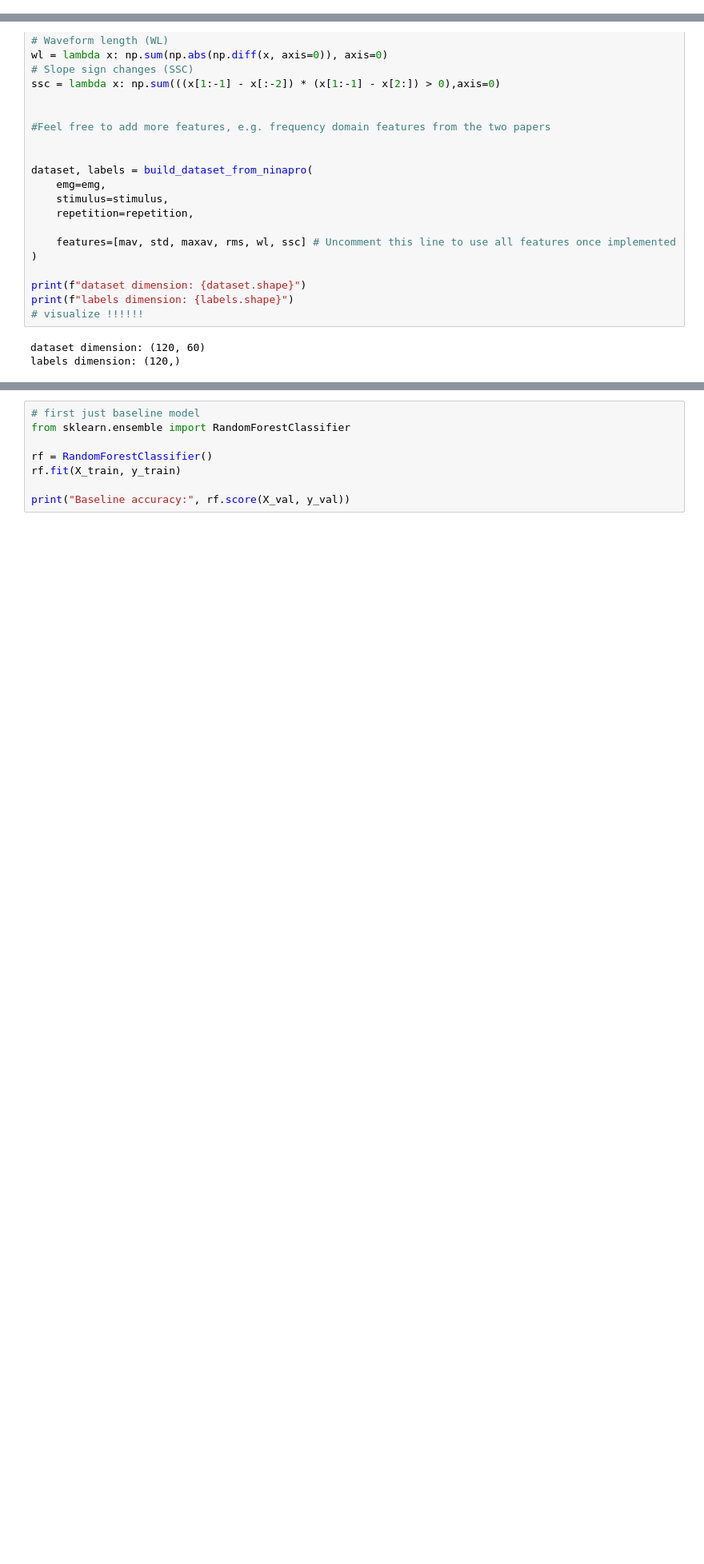
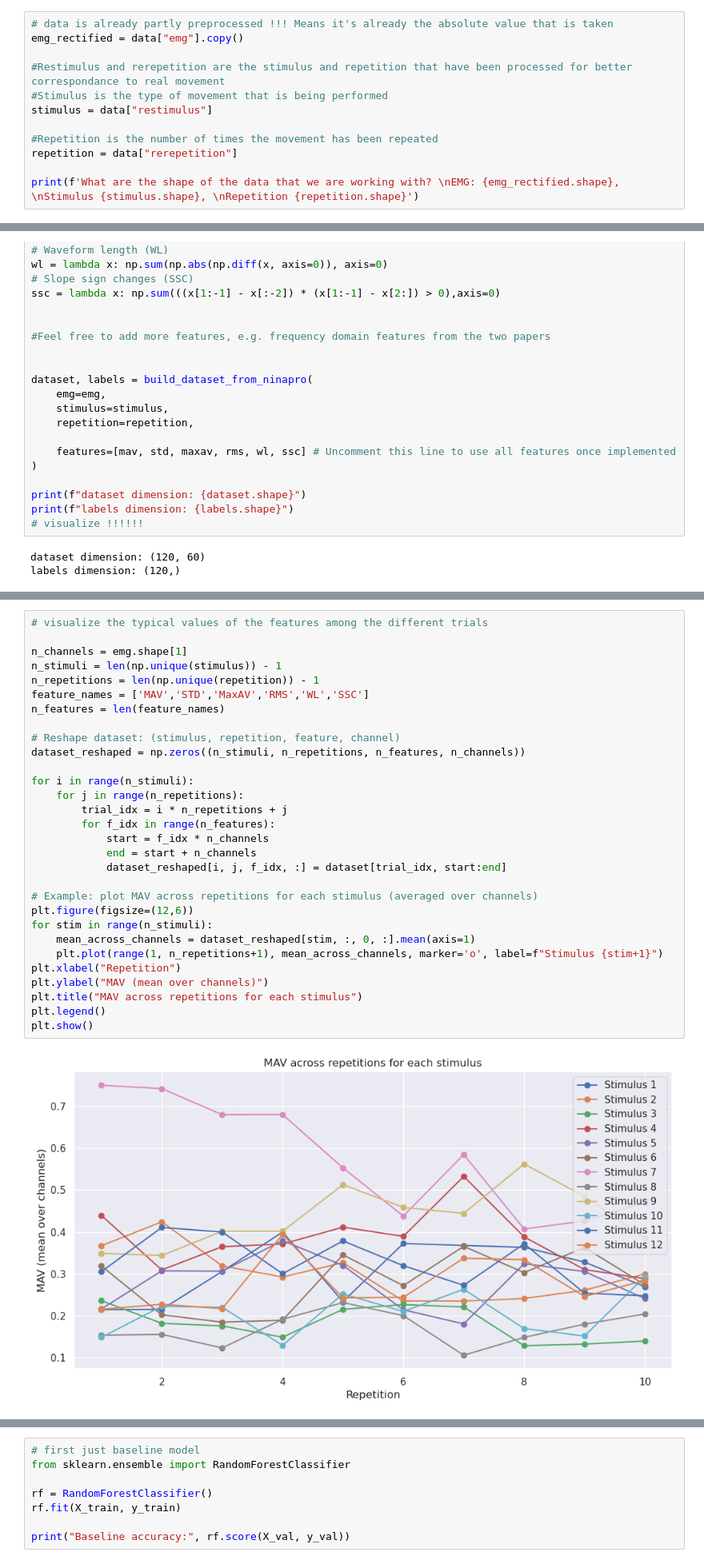
Before and after one commit to Tournedos/NSSP_project2_groupK, a Jupyter notebook: Part1.ipynb, the cells around one changed output, grey strips where cells are left out. Shown at 80% size. Saved outputs shown, nothing was run; the diff lists cells and outputs as text; blank space fills up the shorter version.

```diff
--- a/Part1.ipynb
+++ b/Part1.ipynb
@@ -89,0 +116,12 @@ How many repetitions are there? 10
+# %%
+# data is already partly preprocessed !!! Means it's already the absolute value that is taken
+emg_rectified = data["emg"].copy()
+
+#Restimulus and rerepetition are the stimulus and repetition that have been processed for better correspondance to real movement
+#Stimulus is the type of movement that is being performed
+stimulus = data["restimulus"]
+
+#Repetition is the number of times the movement has been repeated
+repetition = data["rerepetition"]
+
+print(f'What are the shape of the data that we are working with? \nEMG: {emg_rectified.shape}, \nStimulus {stimulus.shape}, \nRepetition {repetition.shape}')
@@ -287,0 +355,32 @@ X_val, X_test, y_val, y_test = train_test_split(X_temp, y_temp, test_size=0.5, s
+# %%
+# visualize the typical values of the features among the different trials
+
+n_channels = emg.shape[1]
+n_stimuli = len(np.unique(stimulus)) - 1
+n_repetitions = len(np.unique(repetition)) - 1
+feature_names = ['MAV','STD','MaxAV','RMS','WL','SSC']
+n_features = len(feature_names)
+
+# Reshape dataset: (stimulus, repetition, feature, channel)
+dataset_reshaped = np.zeros((n_stimuli, n_repetitions, n_features, n_channels))
+
+for i in range(n_stimuli):
+    for j in range(n_repetitions):
+        trial_idx = i * n_repetitions + j
+        for f_idx in range(n_features):
+            start = f_idx * n_channels
+            end = start + n_channels
+            dataset_reshaped[i, j, f_idx, :] = dataset[trial_idx, start:end]
+
+# Example: plot MAV across repetitions for each stimulus (averaged over channels)
+plt.figure(figsize=(12,6))
+for stim in range(n_stimuli):
+    mean_across_channels = dataset_reshaped[stim, :, 0, :].mean(axis=1)
+    plt.plot(range(1, n_repetitions+1), mean_across_channels, marker='o', label=f"Stimulus {stim+1}")
+plt.xlabel("Repetition")
+plt.ylabel("MAV (mean over channels)")
+plt.title("MAV across repetitions for each stimulus")
+plt.legend()
+plt.show()
+# %% [output]
+[figure, added]
```
Also changed, not shown: parts of 18 cells of this notebook.
